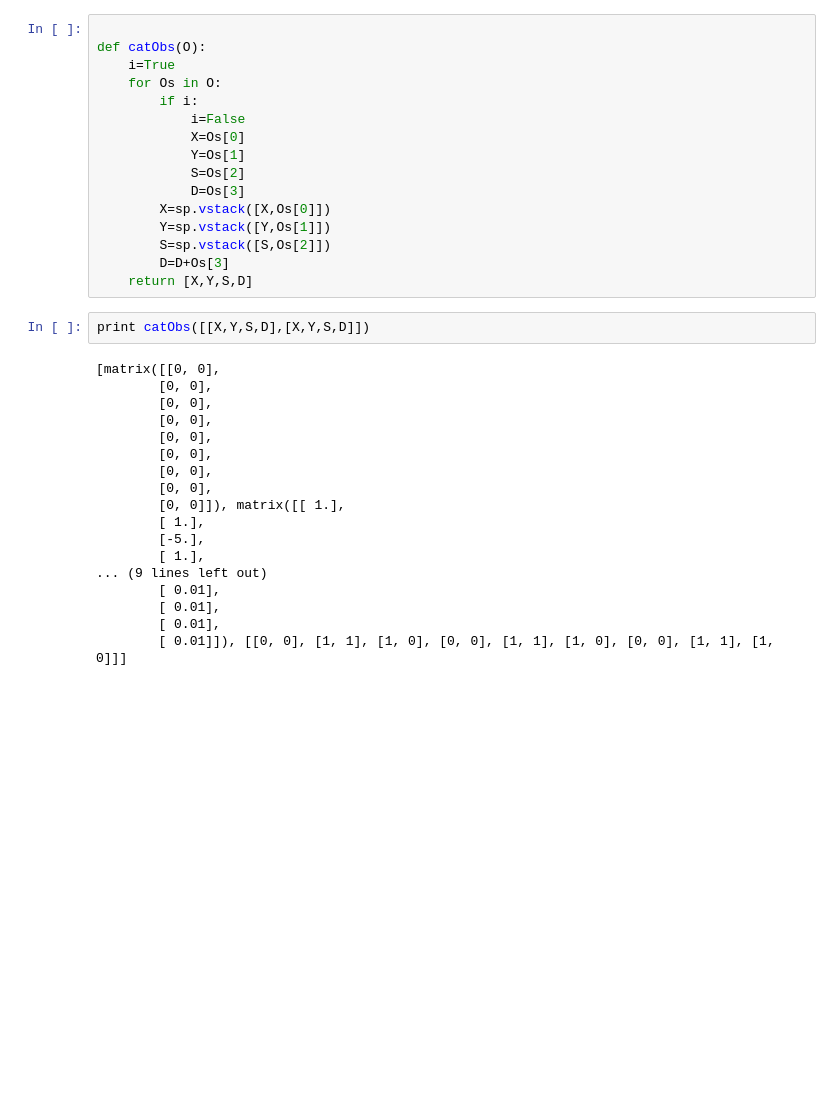
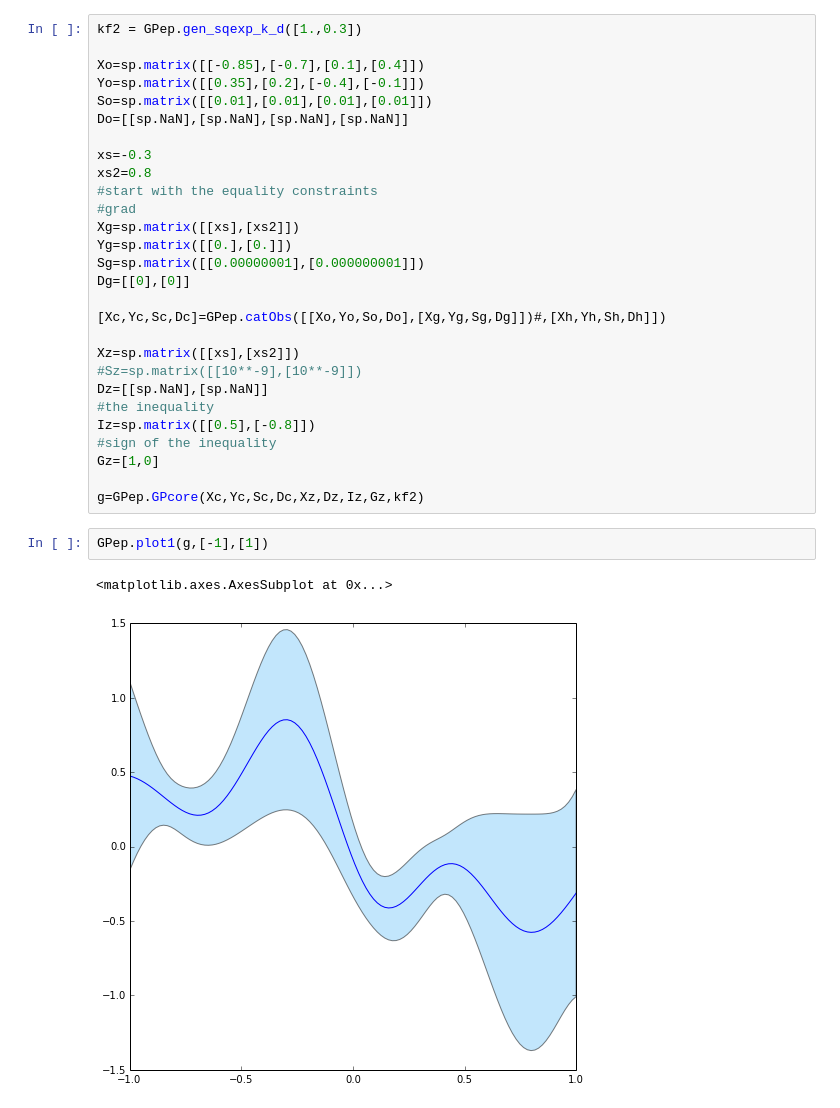
Before and after one commit to markm541374/ES, a Jupyter notebook: scatch.ipynb, the cells around one changed output. Drawn from its saved outputs; the diff is of its cells as text; blank space fills up the shorter version.

Commit message:
moved GPep to class in searate file

```diff
--- a/scatch.ipynb
+++ b/scatch.ipynb
@@ -36,36 +11,33 @@ plt.contour(xaxis,yaxis,mgrid,50)
-# %%
-
-def catObs(O):
-    i=True
-    for Os in O:
-        if i:
-            i=False
-            X=Os[0]
-            Y=Os[1]
-            S=Os[2]
-            D=Os[3]
-        X=sp.vstack([X,Os[0]])
-        Y=sp.vstack([Y,Os[1]])
-        S=sp.vstack([S,Os[2]])
-        D=D+Os[3]
-    return [X,Y,S,D]
-# %%
-print catObs([[X,Y,S,D],[X,Y,S,D]])
-# %% [output]
-[matrix([[0, 0],
-        [0, 0],
-        [0, 0],
-        [0, 0],
-        [0, 0],
-        [0, 0],
-        [0, 0],
-        [0, 0],
-        [0, 0]]), matrix([[ 1.],
-        [ 1.],
-        [-5.],
-        [ 1.],
-... (9 lines left out)
-        [ 0.01],
-        [ 0.01],
-        [ 0.01],
-        [ 0.01]]), [[0, 0], [1, 1], [1, 0], [0, 0], [1, 1], [1, 0], [0, 0], [1, 1], [1, 0]]]
+# %%
+kf2 = GPep.gen_sqexp_k_d([1.,0.3])
+
+Xo=sp.matrix([[-0.85],[-0.7],[0.1],[0.4]])
+Yo=sp.matrix([[0.35],[0.2],[-0.4],[-0.1]])
+So=sp.matrix([[0.01],[0.01],[0.01],[0.01]])
+Do=[[sp.NaN],[sp.NaN],[sp.NaN],[sp.NaN]]
+
+xs=-0.3
+xs2=0.8
+#start with the equality constraints
+#grad
+Xg=sp.matrix([[xs],[xs2]])
+Yg=sp.matrix([[0.],[0.]])
+Sg=sp.matrix([[0.00000001],[0.000000001]])
+Dg=[[0],[0]]
+
+[Xc,Yc,Sc,Dc]=GPep.catObs([[Xo,Yo,So,Do],[Xg,Yg,Sg,Dg]])#,[Xh,Yh,Sh,Dh]])
+
+Xz=sp.matrix([[xs],[xs2]])
+#Sz=sp.matrix([[10**-9],[10**-9]])
+Dz=[[sp.NaN],[sp.NaN]]
+#the inequality
+Iz=sp.matrix([[0.5],[-0.8]])
+#sign of the inequality
+Gz=[1,0]
+
+g=GPep.GPcore(Xc,Yc,Sc,Dc,Xz,Dz,Iz,Gz,kf2)
+# %%
+GPep.plot1(g,[-1],[1])
+# %% [output]
+<matplotlib.axes.AxesSubplot at 0x...>
+[figure, added]
```
Also changed, not shown: parts of 3 cells of this notebook, 1 other file.
